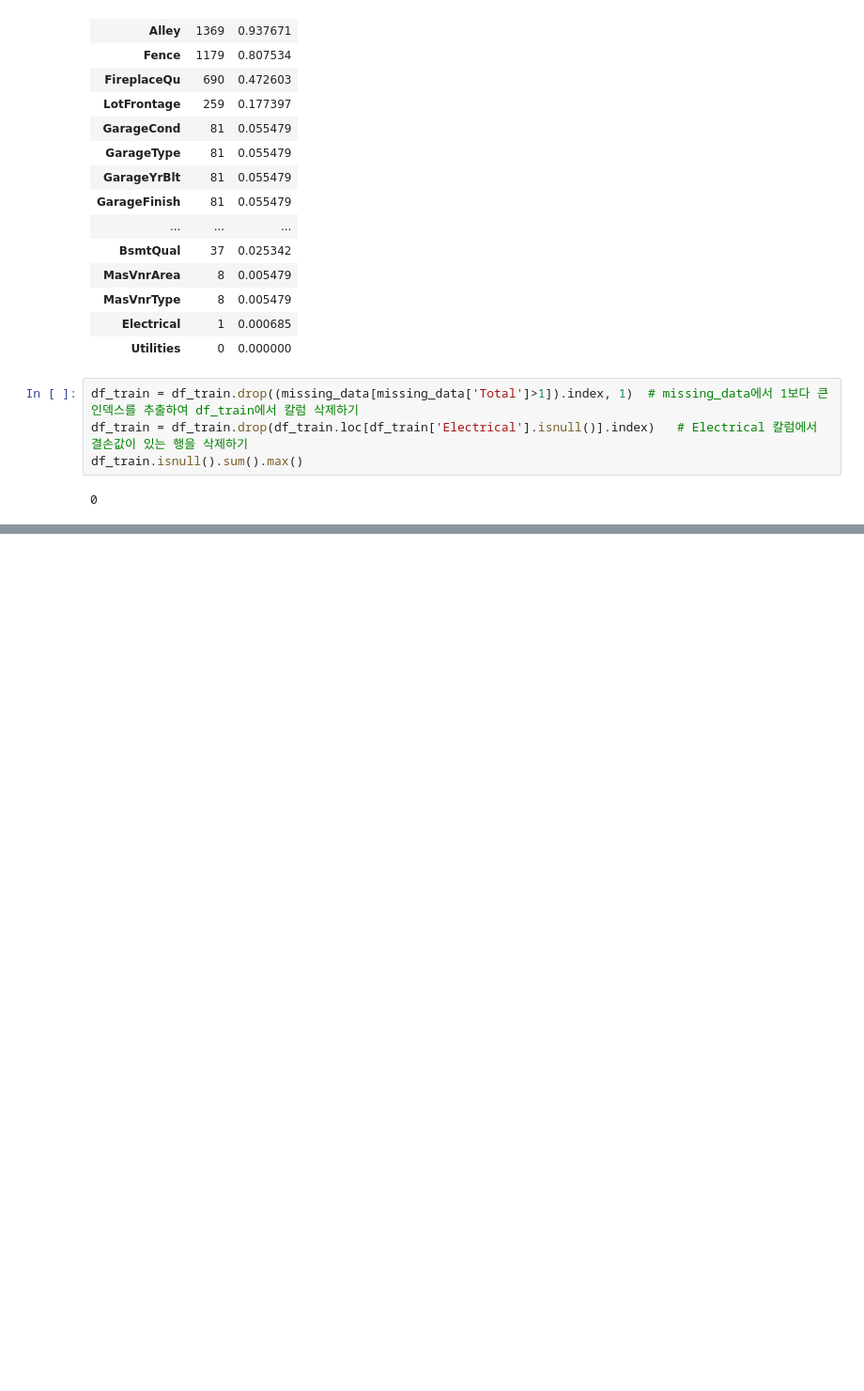
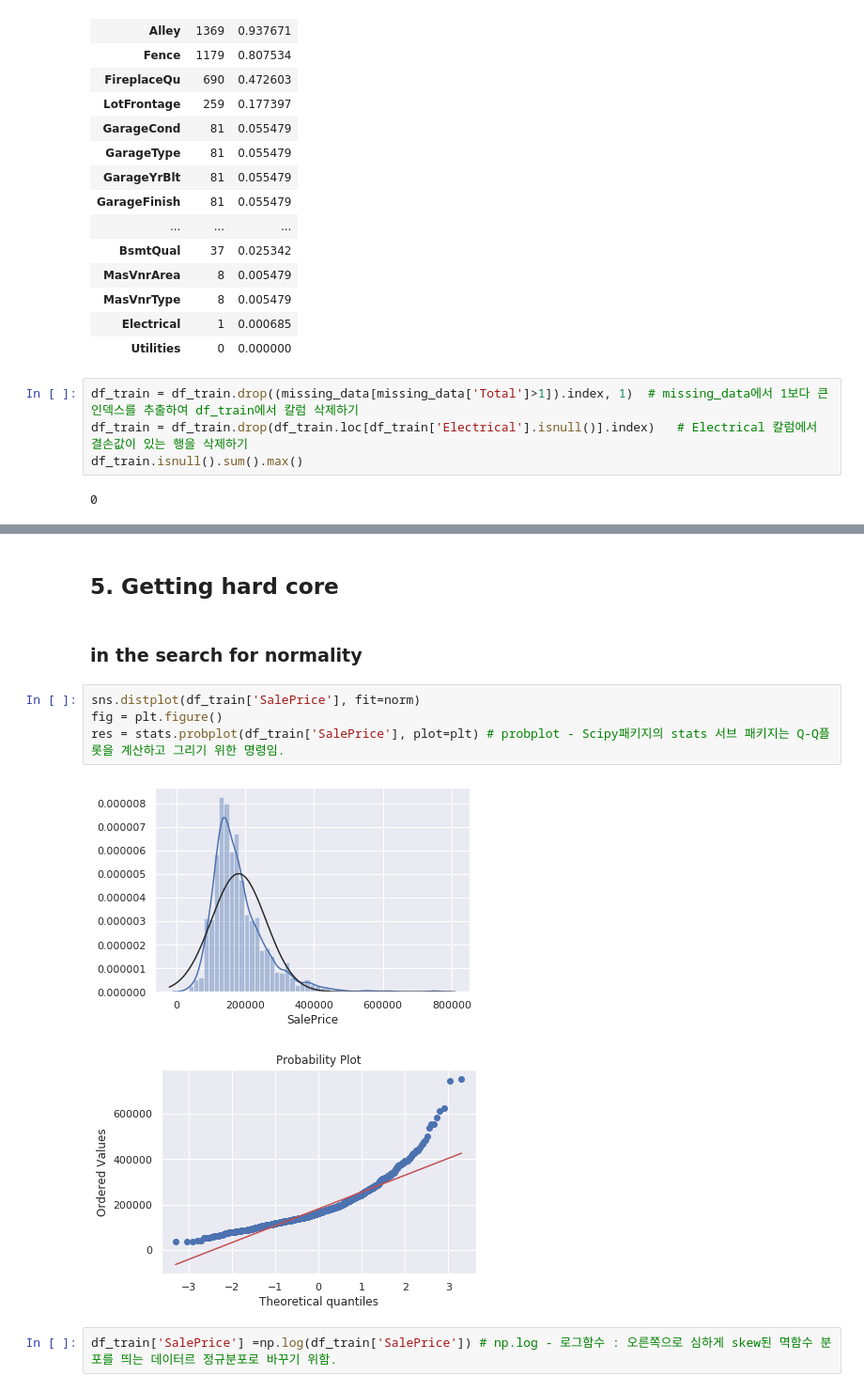
Before and after one commit to 951237/TIL, a Jupyter notebook: TIL_캐글따라하기_comprehensive_data_exploration_with_python_200229.ipynb, the cells around one changed output, grey strips where cells are left out. Shown at 94% size. Cells and saved outputs as stored; diff of their text form; blank space fills up the shorter version.

Commit message:
Docs : Update - 캐글 따라하기 - argsort : 작은값 부터 정렬하여 위치값을 반환 - np.log 멱함수를 데이터를 정규분포로 변환 - StandardScaler - np.newaxis : 차원 축소

```diff
--- a/TIL_캐글따라하기_comprehensive_data_exploration_with_python_200229.ipynb
+++ b/TIL_캐글따라하기_comprehensive_data_exploration_with_python_200229.ipynb
@@ -231,0 +338,13 @@ Length: 63, dtype: int64
+# %% [markdown]
+## 5. Getting hard core
+# %% [markdown]
+### in the search for normality
+# %%
+sns.distplot(df_train['SalePrice'], fit=norm)
+fig = plt.figure()
+res = stats.probplot(df_train['SalePrice'], plot=plt) # probplot - Scipy패키지의 stats 서브 패키지는 Q-Q플롯을 계산하고 그리기 위한 명령임.
+# %% [output]
+[figure, added]
+[figure, added]
+# %%
+df_train['SalePrice'] =np.log(df_train['SalePrice']) # np.log - 로그함수 : 오른쪽으로 심하게 skew된 멱함수 분포를 띄는 데이터르 정규분포로 바꾸기 위함.
```
Also changed, not shown: parts of 19 cells of this notebook.
